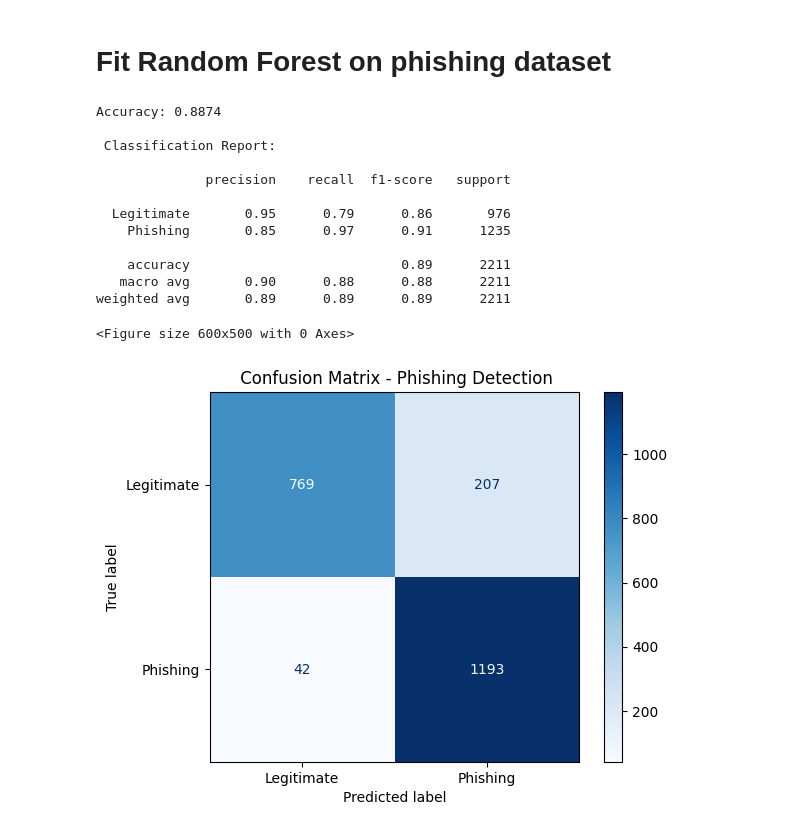
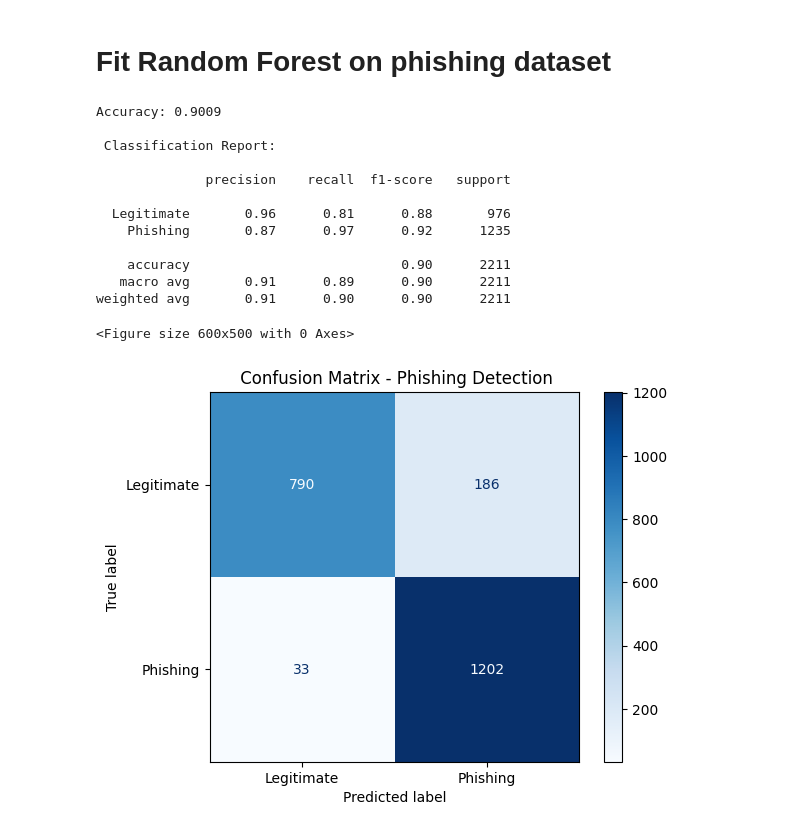
Before and after one commit to Kareemnat12/Machine_learningFinal, a Jupyter notebook: final.ipynb, the cells around one changed output. Saved outputs shown, nothing was run; the diff lists cells and outputs as text; code cells hidden in the pictures.

```diff
--- a/final.ipynb
+++ b/final.ipynb
@@ -542,22 +536,21 @@ def random_forest_predict(X, forest):
 # %% [markdown]
 # Fit Random Forest on phishing dataset
 # %%
-forest = random_forest_train(X_train, y_train, n_trees=50, max_depth=3)
+forest = random_forest_train(X_train, y_train, n_trees=100, max_depth=10)
 y_pred = random_forest_predict(X_test, forest)
-
 evaluate_model(y_test, y_pred)
 # %% [output]
-Accuracy: 0.8874
+Accuracy: 0.9009
 
  Classification Report:
 
               precision    recall  f1-score   support
 
-  Legitimate       0.95      0.79      0.86       976
-    Phishing       0.85      0.97      0.91      1235
+  Legitimate       0.96      0.81      0.88       976
+    Phishing       0.87      0.97      0.92      1235
 
-    accuracy                           0.89      2211
-   macro avg       0.90      0.88      0.88      2211
-weighted avg       0.89      0.89      0.89      2211
+    accuracy                           0.90      2211
+   macro avg       0.91      0.89      0.90      2211
+weighted avg       0.91      0.90      0.90      2211
 <Figure size 600x500 with 0 Axes>
-[figure, old version]
+[figure, new version]
```
Also changed, not shown: parts of 9 cells of this notebook.
